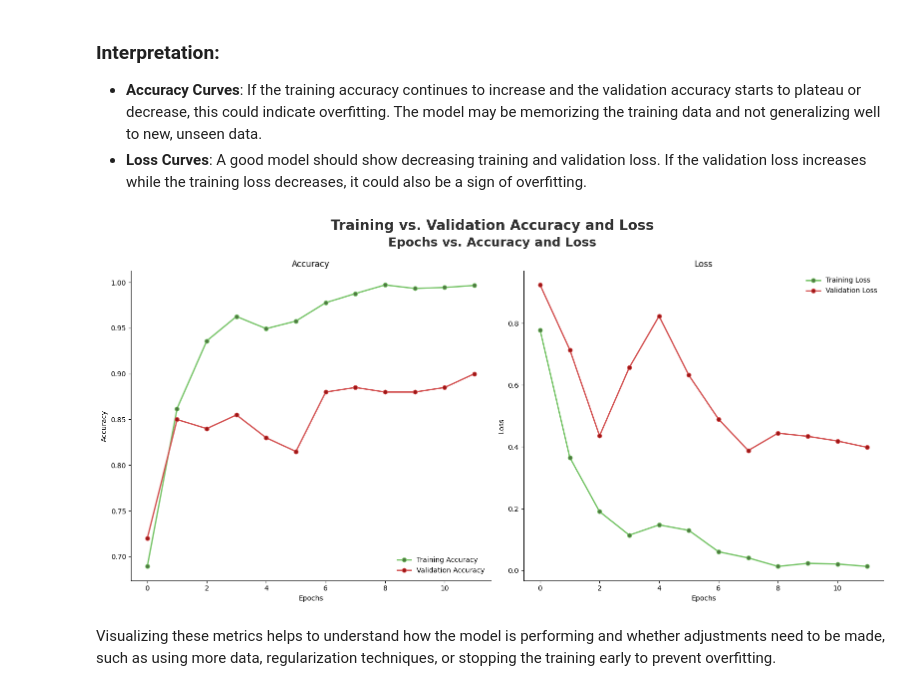
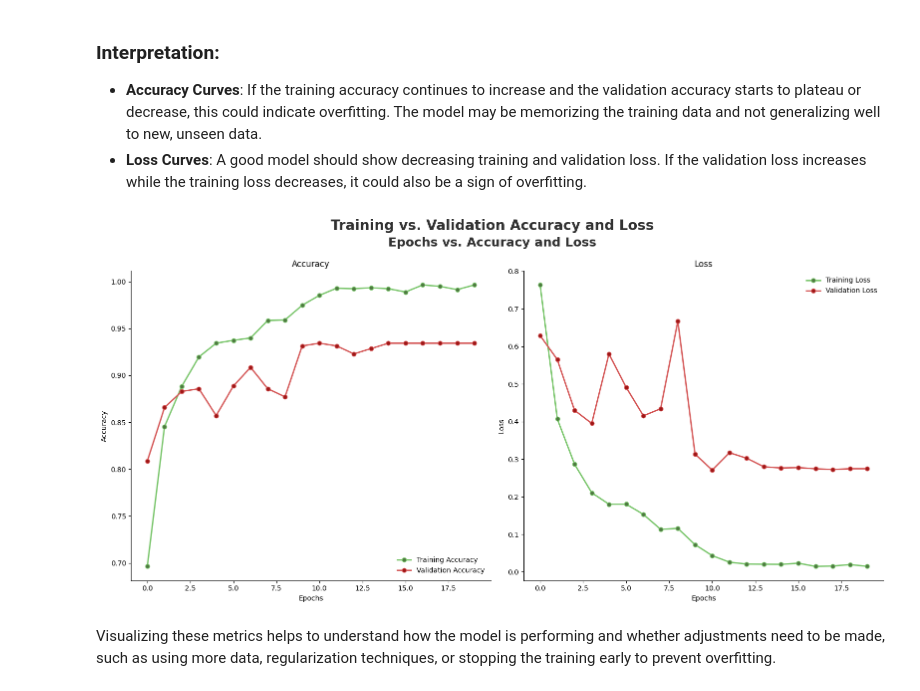
Before and after one commit to najwa12/brain_tumor_classification_cnn, a Jupyter notebook: AI_Powered_Brain_Tumor_Classification_Advanced_MRI_Analysis_with_CNNs.ipynb, the cells around one changed output. Saved outputs shown, nothing was run; the diff lists cells and outputs as text; code cells hidden in the pictures.

Commit message:
Added data augmentation and increased number of epochs

```diff
--- a/AI_Powered_Brain_Tumor_Classification_Advanced_MRI_Analysis_with_CNNs.ipynb
+++ b/AI_Powered_Brain_Tumor_Classification_Advanced_MRI_Analysis_with_CNNs.ipynb
@@ -546,5 +547,28 @@ y_test = to_categorical([labels.index(label) for label in y_test])
 # Verify the transformation
 print(f"First 5 training labels (one-hot):\n{y_train[:5]}")
 print(f"First 5 testing labels (one-hot):\n{y_test[:5]}")
+
+from tensorflow.keras.preprocessing.image import ImageDataGenerator
+
+# Augmentation for training data
+train_datagen = ImageDataGenerator(
+    rotation_range=8,
+    width_shift_range=0.05,
+    height_shift_range=0.05,
+    horizontal_flip=True,
+    fill_mode='nearest'
+)
+
+# Only normalization for validation data (no augmentation)
+val_datagen = ImageDataGenerator()
+
+# Use datagen.flow() instead of raw arrays
+train_generator = train_datagen.flow(
+    X_train, y_train, batch_size=32, shuffle=True
+)
+
+val_generator = val_datagen.flow(
+    X_test, y_test, batch_size=32, shuffle=False
+)
 # %% [output]
 First 5 training labels (one-hot):
@@ -720,6 +744,7 @@ Once the model is compiled and the callbacks are set, the next step is to train
    Training the model on a CPU can take a significant amount of time (around **2 hours**), whereas using a **GPU** can reduce the training time to **5 minutes**. The use of a GPU is highly recommended for faster model training, especially when working with large datasets.
 # %%
 # Train the model with specified parameters and callbacks
+'''
 history = model.fit(
     X_train,  # Training data
     y_train,  # Training labels
@@ -730,4 +755,13 @@ history = model.fit(
     callbacks=[tensorboard_callback, checkpoint_callback, reduce_lr_callback],  # List of callbacks
     shuffle=True,  # Shuffle the training data before each epoch
 )
+'''
+
+history = model.fit(
+    train_generator,
+    validation_data=val_generator,
+    epochs=20,
+    callbacks=[tensorboard_callback, checkpoint_callback, reduce_lr_callback],
+    verbose=1
+)
 # %% [output]
@@ -804,7 +838,7 @@ After training the model, it's essential to evaluate its performance and visuali
 filterwarnings('ignore')
 
 # Set number of epochs for plotting
-epochs = range(12)
+epochs = range(len(history.history['accuracy']))
 
 # Create a figure and axes for plotting both accuracy and loss
 fig, ax = plt.subplots(1, 2, figsize=(16, 8))
@@ -815,34 +849,34 @@ train_loss = history.history['loss']
 val_acc = history.history['val_accuracy']
 val_loss = history.history['val_loss']
 
 # Title and overall text customization for the plots
 fig.suptitle('Training vs. Validation Accuracy and Loss', fontsize=20, fontweight='bold', color=colors_dark[1])
 fig.text(0.5, 0.92, 'Epochs vs. Accuracy and Loss', ha='center', va='center', fontsize=18, fontweight='bold', color=colors_dark[1])
 
 # Plot the training and validation accuracy
 sns.despine()
 ax[0].plot(epochs, train_acc, marker='o', markerfacecolor=colors_green[2], color=colors_green[3], label='Training Accuracy', linewidth=2)
 ax[0].plot(epochs, val_acc, marker='o', markerfacecolor=colors_red[2], color=colors_red[3], label='Validation Accuracy', linewidth=2)
 ax[0].set_title('Accuracy')
 ax[0].set_xlabel('Epochs')
 ax[0].set_ylabel('Accuracy')
 ax[0].legend(loc='lower right', frameon=False)
 
 # Plot the training and validation loss
 sns.despine()
 ax[1].plot(epochs, train_loss, marker='o', markerfacecolor=colors_green[2], color=colors_green[3], label='Training Loss', linewidth=2)
 ax[1].plot(epochs, val_loss, marker='o', markerfacecolor=colors_red[2], color=colors_red[3], label='Validation Loss', linewidth=2)
 ax[1].set_title('Loss')
 ax[1].set_xlabel('Epochs')
 ax[1].set_ylabel('Loss')
 ax[1].legend(loc='upper right', frameon=False)
 
 # Show the plots
 fig.tight_layout()
 fig.subplots_adjust(top=0.85)  # Adjust the top space to avoid overlap with title
 plt.show()
 # %% [output]
-[figure, old version]
+[figure, new version]
 # %% [markdown]
 Visualizing these metrics helps to understand how the model is performing and whether adjustments need to be made, such as using more data, regularization techniques, or stopping the training early to prevent overfitting.
 # %% [markdown]
```
Also changed, not shown: parts of 12 cells of this notebook.
